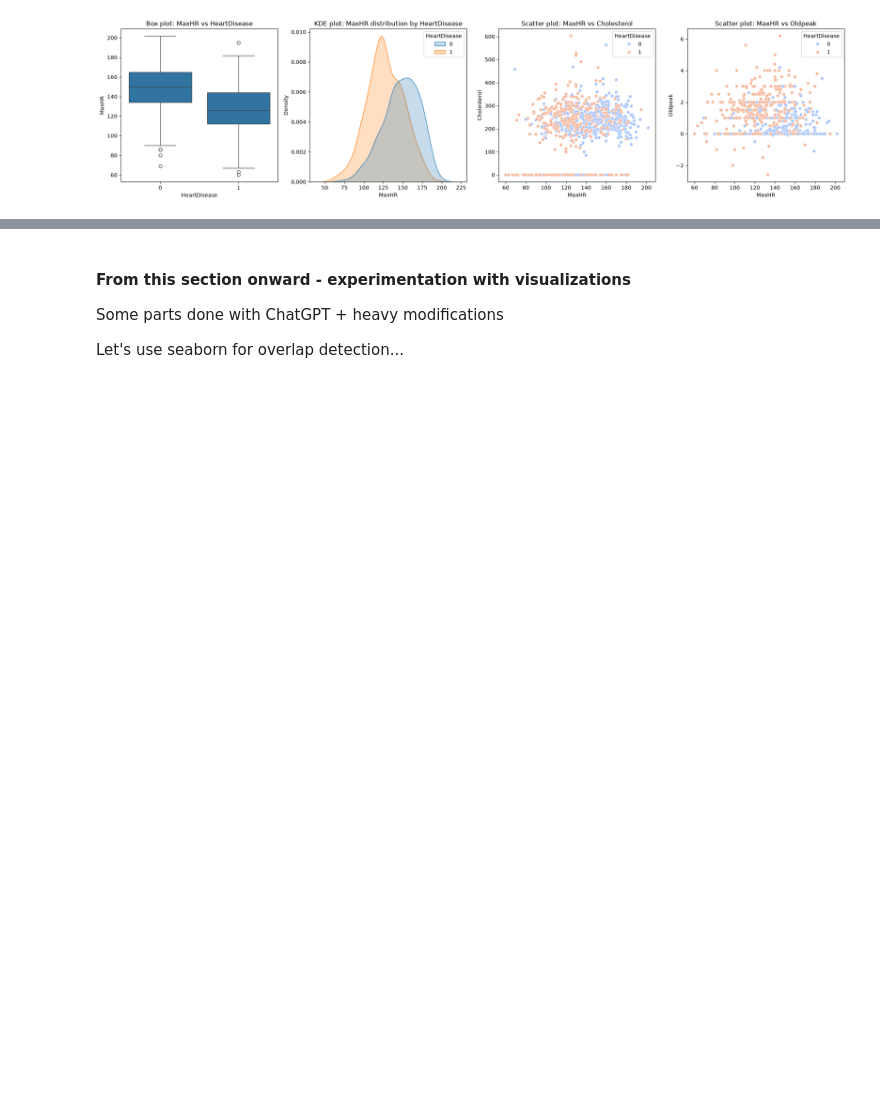
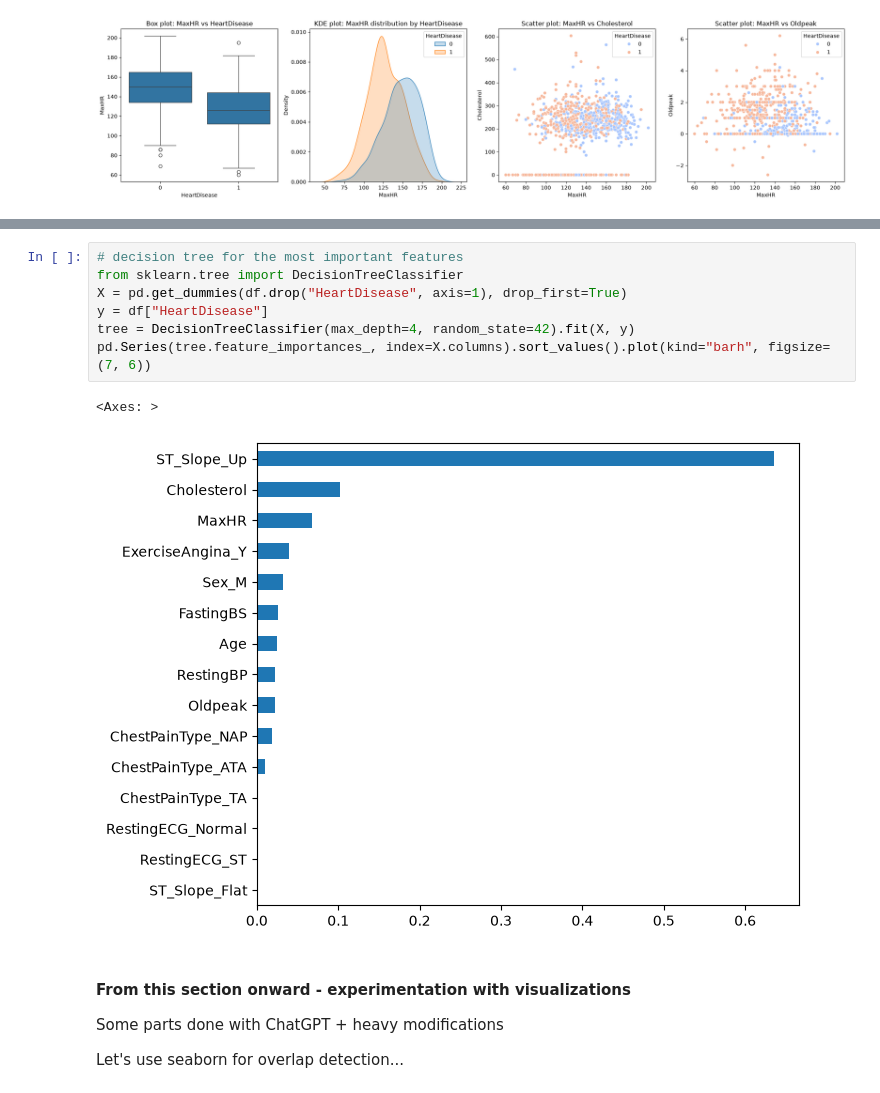
Before and after one commit to gayaniwijesinghe91/AdvancedDataAnalytics, a Jupyter notebook: Exercise 1/Classification/Task3a/generic_overlap_test_tool_lifestyle.ipynb, the cells around one changed output, grey strips where cells are left out. Cells and saved outputs as stored; diff of their text form; blank space fills up the shorter version.

```diff
--- a/Exercise 1/Classification/Task3a/generic_overlap_test_tool_lifestyle.ipynb
+++ b/Exercise 1/Classification/Task3a/generic_overlap_test_tool_lifestyle.ipynb
@@ -76,3 +94,13 @@ for feature in suspected_columns:
+# %%
+# decision tree for the most important features
+from sklearn.tree import DecisionTreeClassifier
+X = pd.get_dummies(df.drop("HeartDisease", axis=1), drop_first=True)
+y = df["HeartDisease"]
+tree = DecisionTreeClassifier(max_depth=4, random_state=42).fit(X, y)
+pd.Series(tree.feature_importances_, index=X.columns).sort_values().plot(kind="barh", figsize=(7, 6))
+# %% [output]
+<Axes: >
+[figure, added]
 # %% [markdown]
 #### From this section onward - experimentation with visualizations
 Some parts done with ChatGPT + heavy modifications
```
Also changed, not shown: parts of 3 cells of this notebook, 7 other files.
